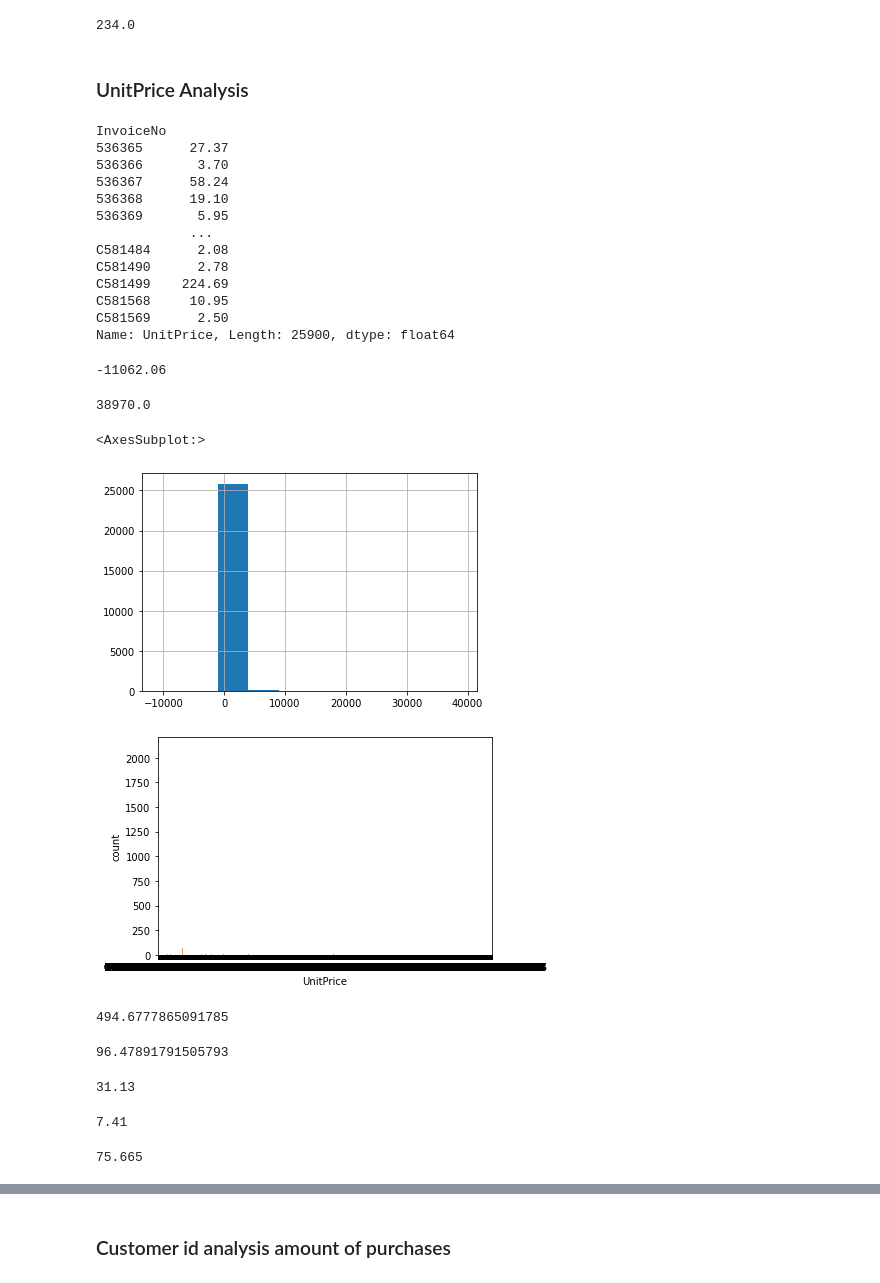
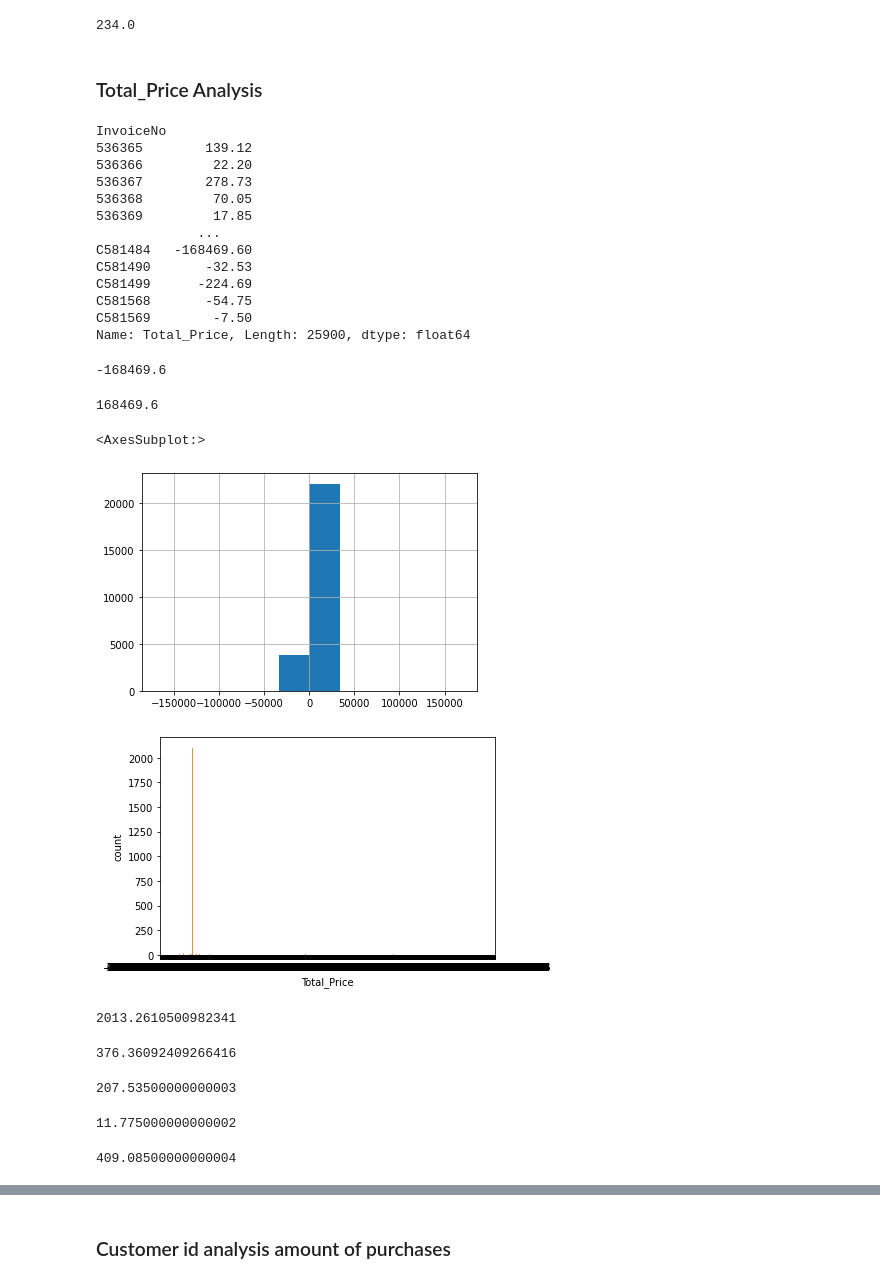
Before and after one commit to nonameforpirate/businessAnalysis, a Jupyter notebook: BusinessAnalysis.ipynb, the cells around one changed output, grey strips where cells are left out. Drawn from its saved outputs; the diff is of its cells as text; code cells hidden in the pictures.

```diff
--- a/BusinessAnalysis.ipynb
+++ b/BusinessAnalysis.ipynb
@@ -41,5 +41,7 @@ data_original
 541909 rows × 8 columns
 # %% [markdown]
 # Descriptive Analytics
+# %%
+data_original['Total_Price'] = data_original['Quantity'] * data_original['UnitPrice']
 # %%
-data_invoice = data_original[['InvoiceNo','Quantity','UnitPrice']]
+data_invoice = data_original[['InvoiceNo','Quantity','Total_Price']]
@@ -47,7 +65,7 @@ data_invoice = data_original[['InvoiceNo','Quantity','UnitPrice']]
 # Get attributes per Invoice
 grp_invoice = data_invoice.groupby(['InvoiceNo']).sum()
 # %%
-grp_invoice.columns = ['Quantity','UnitPrice']
+grp_invoice.columns = ['Quantity','Total_Price']
 # %% [markdown]
 ### Quantity analysis
 # %%
@@ -117,64 +135,64 @@ grp_invoice['Quantity'].quantile(0.75) - grp_invoice['Quantity'].quantile(0.25)
 # %% [output]
 234.0
 # %% [markdown]
-### UnitPrice Analysis
+### Total_Price Analysis
 # %%
-grp_invoice['UnitPrice']
+grp_invoice['Total_Price']
 # %% [output]
 InvoiceNo
-536365      27.37
-536366       3.70
-536367      58.24
-536368      19.10
-536369       5.95
-            ...
-C581484      2.08
-C581490      2.78
-C581499    224.69
-C581568     10.95
-C581569      2.50
-Name: UnitPrice, Length: 25900, dtype: float64
+536365        139.12
+536366         22.20
+536367        278.73
+536368         70.05
+536369         17.85
+             ...
+C581484   -168469.60
+C581490       -32.53
+C581499      -224.69
+C581568       -54.75
+C581569        -7.50
+Name: Total_Price, Length: 25900, dtype: float64
 # %%
-grp_invoice['UnitPrice'].min()
+grp_invoice['Total_Price'].min()
 # %% [output]
--11062.06
+-168469.6
 # %%
-grp_invoice['UnitPrice'].max()
+grp_invoice['Total_Price'].max()
 # %% [output]
-38970.0
+168469.6
 # %%
-grp_invoice['UnitPrice'].hist()
+grp_invoice['Total_Price'].hist()
 # %% [output]
 <AxesSubplot:>
-[figure, old version]
+[figure, new version]
 # %%
-ax = sns.countplot(x="UnitPrice",data=grp_invoice)
+ax = sns.countplot(x="Total_Price",data=grp_invoice)
 # %% [output]
-[figure, old version]
+[figure, new version]
 # %%
 #standard deviation
-grp_invoice['UnitPrice'].std()
+grp_invoice['Total_Price'].std()
 # %% [output]
-494.6777865091785
+2013.2610500982341
 # %%
 #unit price mean
-grp_invoice['UnitPrice'].mean()
+grp_invoice['Total_Price'].mean()
 # %% [output]
-96.47891791505793
+376.36092409266416
 # %%
 #unit price median
-grp_invoice['UnitPrice'].median()
+grp_invoice['Total_Price'].median()
 # %% [output]
-31.13
+207.53500000000003
 # %%
 #q1
-grp_invoice['UnitPrice'].quantile(0.25)
+grp_invoice['Total_Price'].quantile(0.25)
 # %% [output]
-7.41
+11.775000000000002
 # %%
 #q3
-grp_invoice['UnitPrice'].quantile(0.75)
+grp_invoice['Total_Price'].quantile(0.75)
 # %% [output]
-75.665
+409.08500000000004
 # %%
 #iqr
```
Also changed, not shown: parts of 58 cells of this notebook.
